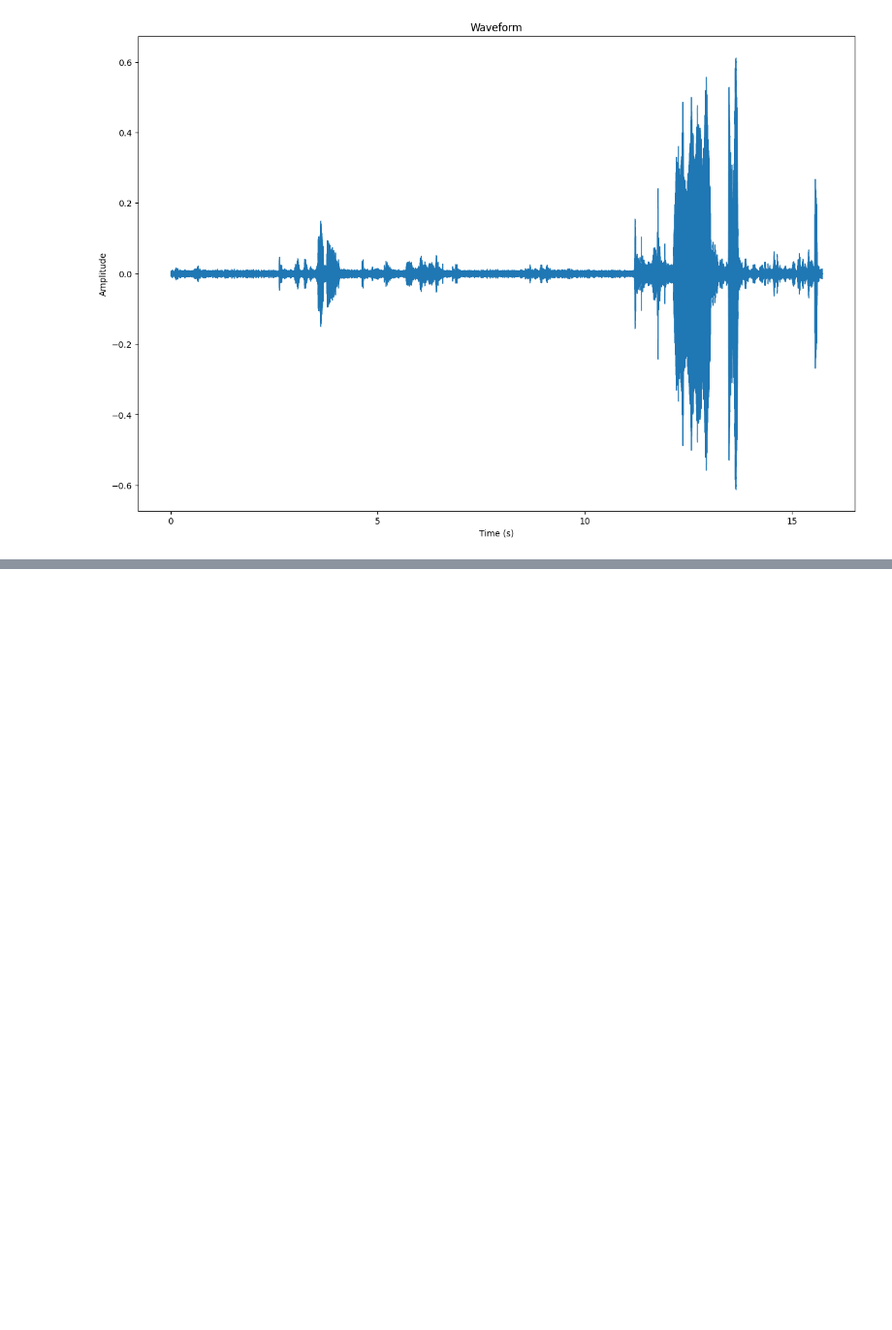
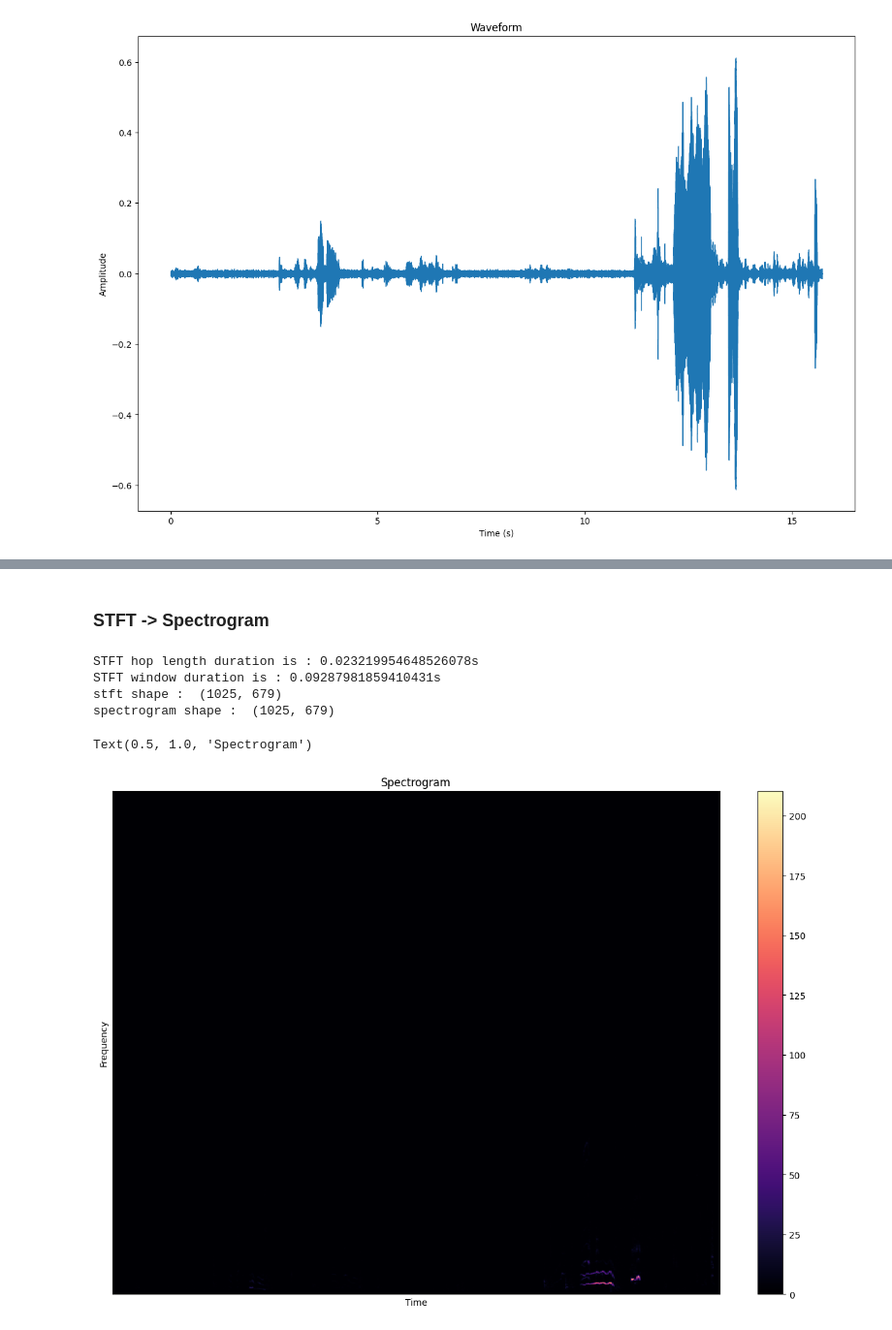
Before and after one commit to greenday1234/AI, a Jupyter notebook: AudioPreprocessing.ipynb, the cells around one changed output, grey strips where cells are left out. Shown at 97% size. Drawn from its saved outputs; the diff is of its cells as text; code cells hidden in the pictures; blank space fills up the shorter version.

```diff
--- a/AudioPreprocessing.ipynb
+++ b/AudioPreprocessing.ipynb
@@ -28,0 +60,32 @@ Text(0.5, 1.0, 'Waveform')
+# %% [markdown]
+### STFT -> Spectrogram
+# %%
+hop_length = 512
+n_fft = 2048
+
+hop_length_duration = float(hop_length)/sample_rate
+n_fft_duration = float(n_fft)/sample_rate
+
+print("STFT hop length duration is : {}s".format(hop_length_duration))
+
+print("STFT window duration is : {}s".format(n_fft_duration))
+
+stft = librosa.stft(signal, n_fft=n_fft, hop_length=hop_length)
+print("stft shape : ", stft.shape)
+
+spectrogram = np.abs(stft)
+print("spectrogram shape : ", spectrogram.shape)
+
+plt.figure(figsize=FIG_SIZE)
+librosa.display.specshow(spectrogram, sr=sample_rate, hop_length=hop_length)
+plt.xlabel("Time")
+plt.ylabel("Frequency")
+plt.colorbar()
+plt.title("Spectrogram")
+# %% [output]
+STFT hop length duration is : 0.023219954648526078s
+STFT window duration is : 0.09287981859410431s
+stft shape :  (1025, 679)
+spectrogram shape :  (1025, 679)
+Text(0.5, 1.0, 'Spectrogram')
+[figure, added]
```
Also changed, not shown: parts of 6 cells of this notebook.
